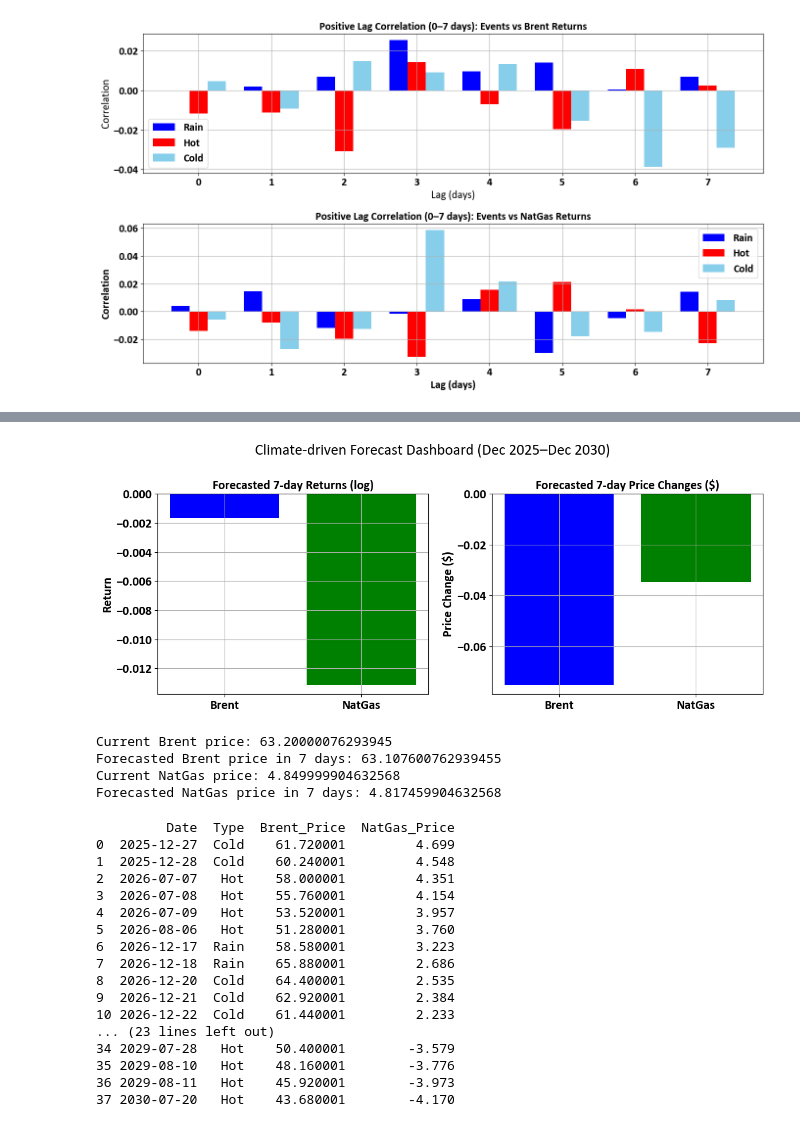
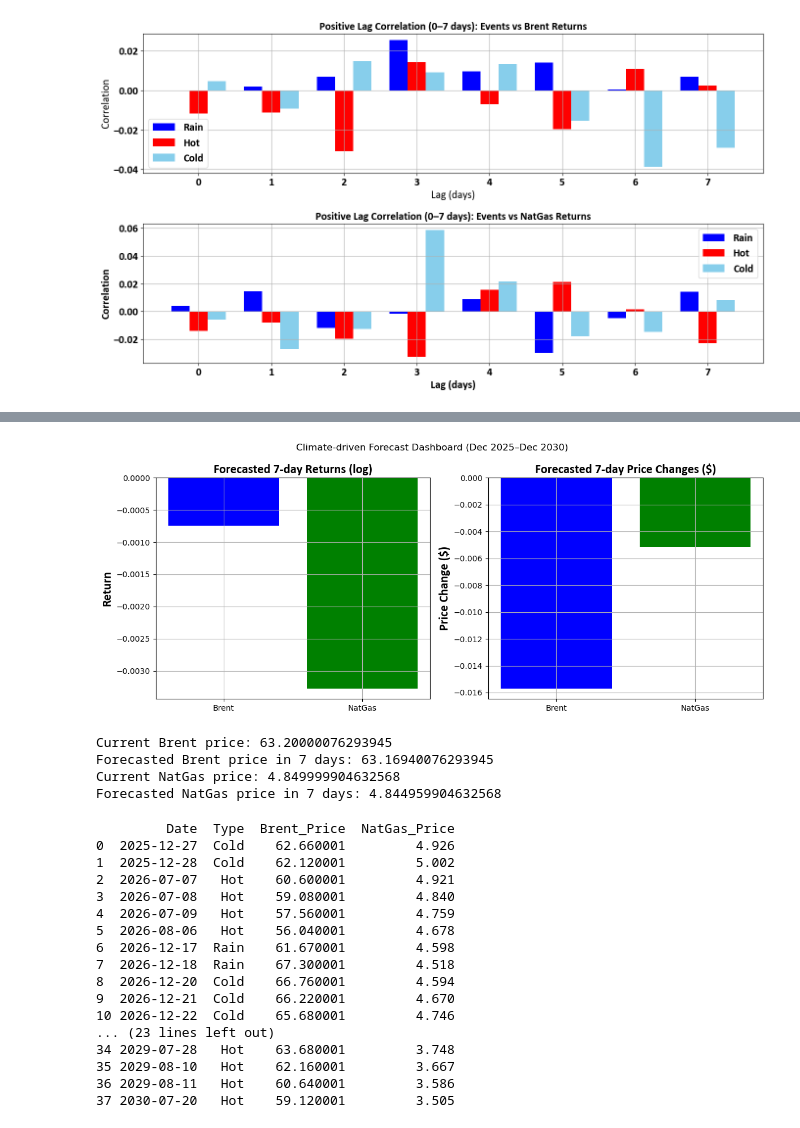
Before and after one commit to hyddata/ClimateEnergy, a Jupyter notebook: Climate-Finance.ipynb, the cells around one changed output, grey strips where cells are left out. Saved outputs shown, nothing was run; the diff lists cells and outputs as text; code cells hidden in the pictures.

```diff
--- a/Climate-Finance.ipynb
+++ b/Climate-Finance.ipynb
@@ -1236,39 +1236,39 @@ rain_freq = len(rain_dates) / total_weeks #6/5*52 R
 hot_freq = len(hot_dates) / total_weeks  #21/5*52 H
 cold_freq = len(cold_dates) / total_weeks #11/5*52 C
 
 # === 7-day impact coefficients ===
-brent_ret_coef = [0.0921, -0.029, -0.034]
-brent_price_coef = [7.30, -2.24, -1.48]
-natgas_ret_coef = [-0.166, -0.0784, -0.0697]
-natgas_price_coef = [-0.537, -0.197, -0.151]
-# Example : Delta (return Brent)= 0.0921 R-0.0297 H - 0.0343 C
+brent_ret_coef = [0.071, -0.019, -0.020]
+brent_price_coef = [5.63, -1.52, -0.54]
+natgas_ret_coef = [-0.021, -0.034, -0.001]
+natgas_price_coef = [-0.080, -0.081, 0.076]
+# Example : Delta (return Brent)= 0.071 R -0.019 H - 0.020 C
 # === Forecast calculation ===
 R, H, C = rain_freq, hot_freq, cold_freq
 brent_ret = brent_ret_coef[0]*R + brent_ret_coef[1]*H + brent_ret_coef[2]*C
 brent_price = brent_price_coef[0]*R + brent_price_coef[1]*H + brent_price_coef[2]*C
 natgas_ret = natgas_ret_coef[0]*R + natgas_ret_coef[1]*H + natgas_ret_coef[2]*C
 natgas_price = natgas_price_coef[0]*R + natgas_price_coef[1]*H + natgas_price_coef[2]*C
 
 # === Plot forecast dashboard ===
 fig, axes = plt.subplots(1,2, figsize=(12,5))
 commodities = ["Brent", "NatGas"]
 returns = [brent_ret, natgas_ret]
 prices = [brent_price, natgas_price]
 
 axes[0].bar(commodities, returns, color=["blue","green"])
 axes[0].set_title("Forecasted 7-day Returns (log)",fontdict={'family':'Calibri','size':16,'weight':'bold'})
 axes[0].set_ylabel("Return",fontdict={'family':'Calibri','size':16,'weight':'bold'})
 axes[0].grid(True)
 
 axes[1].bar(commodities, prices, color=["blue","green"])
 axes[1].set_title("Forecasted 7-day Price Changes ($)",fontdict={'family':'Calibri','size':16,'weight':'bold'})
 axes[1].set_ylabel("Price Change ($)",fontdict={'family':'Calibri','size':16,'weight':'bold'})
 axes[1].grid(True)
 plt.suptitle("Climate-driven Forecast Dashboard (Dec 2025–Dec 2030)")
 plt.tight_layout()
 plt.show()
 # %% [output]
-[figure, old version]
+[figure, new version]
 # %%
 import pandas as pd
 
@@ -1292,8 +1292,8 @@ natgas_last_price = natgas["natgas"].iloc[-1]
 R, H, C = 0.02, 0.08, 0.04
 
 # Coefficients for 7-day impacts
-brent_price_coef = [7.30, -2.24, -1.48]
-natgas_price_coef = [-0.537, -0.197, -0.151]
+brent_price_coef = [5.63, -1.52, -0.54]
+natgas_price_coef =  [-0.080, -0.081, 0.076]
 
 # Forecasted price changes
 brent_price_change = brent_price_coef[0]*R + brent_price_coef[1]*H + brent_price_coef[2]*C
@@ -1310,9 +1310,9 @@ print("Current NatGas price:", natgas_last_price)
 print("Forecasted NatGas price in 7 days:", natgas_forecast_price)
 # %% [output]
 Current Brent price: 63.20000076293945
-Forecasted Brent price in 7 days: 63.107600762939455
+Forecasted Brent price in 7 days: 63.16940076293945
 Current NatGas price: 4.849999904632568
-Forecasted NatGas price in 7 days: 4.817459904632568
+Forecasted NatGas price in 7 days: 4.844959904632568
 # %%
 import pandas as pd
 import matplotlib.pyplot as plt
@@ -1351,8 +1351,8 @@ cold_dates = pd.to_datetime([
 ])
 
 # === Event impact coefficients (7-day price change) ===
-brent_impacts = {"Rain": 7.30, "Hot": -2.24, "Cold": -1.48}
-natgas_impacts = {"Rain": -0.537, "Hot": -0.197, "Cold": -0.151}
+brent_impacts = {"Rain": 5.63, "Hot": -1.52, "Cold": -0.54}
+natgas_impacts = {"Rain": -0.080, "Hot": -0.081, "Cold": 0.076}
 
 # === Build event timeline ===
 events = []
@@ -1386,22 +1386,22 @@ events_df["NatGas_Price"] = natgas_prices
 print(events_df.head(100))
 # %% [output]
          Date  Type  Brent_Price  NatGas_Price
-0  2025-12-27  Cold    61.720001         4.699
-1  2025-12-28  Cold    60.240001         4.548
-2  2026-07-07   Hot    58.000001         4.351
-3  2026-07-08   Hot    55.760001         4.154
-4  2026-07-09   Hot    53.520001         3.957
-5  2026-08-06   Hot    51.280001         3.760
-6  2026-12-17  Rain    58.580001         3.223
-7  2026-12-18  Rain    65.880001         2.686
-8  2026-12-20  Cold    64.400001         2.535
-9  2026-12-21  Cold    62.920001         2.384
-10 2026-12-22  Cold    61.440001         2.233
+0  2025-12-27  Cold    62.660001         4.926
+1  2025-12-28  Cold    62.120001         5.002
+2  2026-07-07   Hot    60.600001         4.921
+3  2026-07-08   Hot    59.080001         4.840
+4  2026-07-09   Hot    57.560001         4.759
+5  2026-08-06   Hot    56.040001         4.678
+6  2026-12-17  Rain    61.670001         4.598
+7  2026-12-18  Rain    67.300001         4.518
+8  2026-12-20  Cold    66.760001         4.594
+9  2026-12-21  Cold    66.220001         4.670
+10 2026-12-22  Cold    65.680001         4.746
 ... (23 lines left out)
-34 2029-07-28   Hot    50.400001        -3.579
-35 2029-08-10   Hot    48.160001        -3.776
-36 2029-08-11   Hot    45.920001        -3.973
-37 2030-07-20   Hot    43.680001        -4.170
+34 2029-07-28   Hot    63.680001         3.748
+35 2029-08-10   Hot    62.160001         3.667
+36 2029-08-11   Hot    60.640001         3.586
+37 2030-07-20   Hot    59.120001         3.505
 # %%
 import pandas as pd
 import matplotlib.pyplot as plt
```
Also changed, not shown: parts of 2 cells of this notebook.
